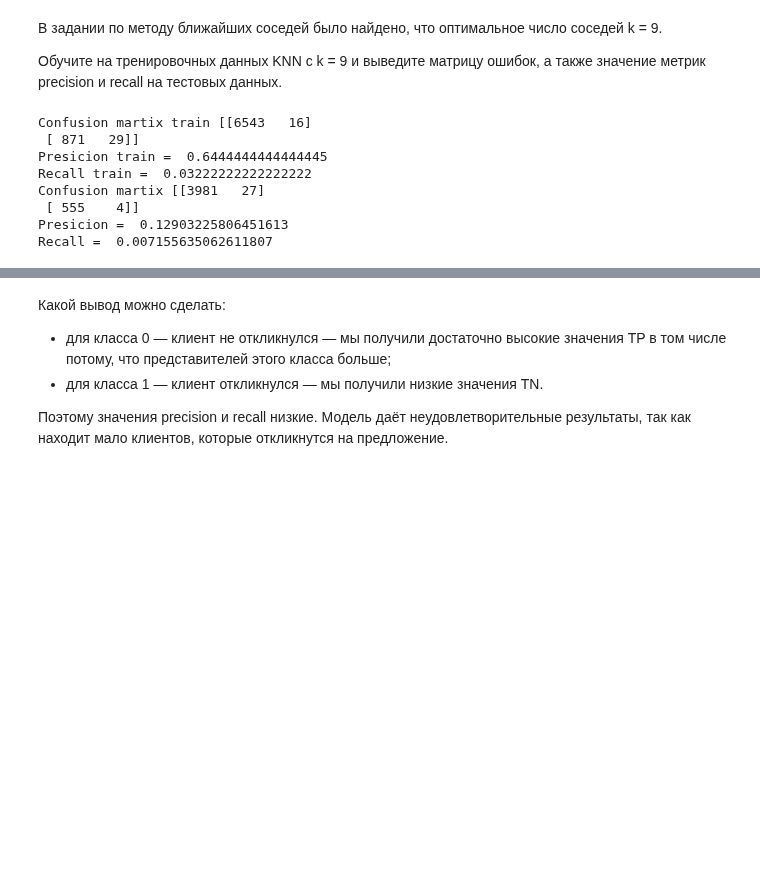
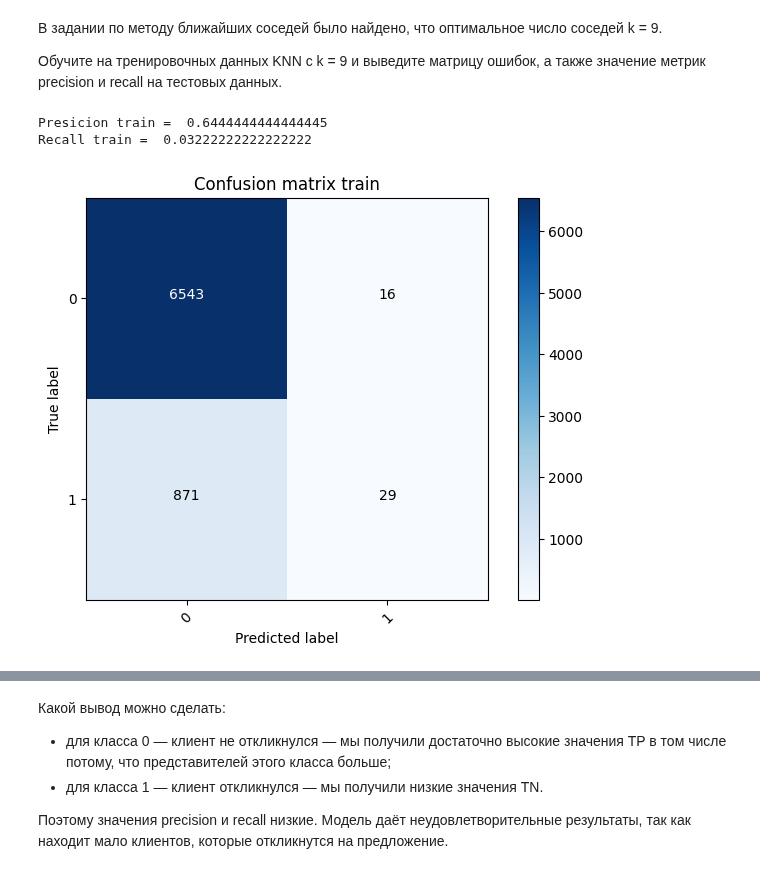
Before and after one commit to IgorKolotushkin/machine_learning_ds, a Jupyter notebook: hw5/Практическая работа. Линейная классификация. Логистическая регрессия.ipynb, the cells around one changed output, grey strips where cells are left out. Drawn from its saved outputs; the diff is of its cells as text; code cells hidden in the pictures; blank space fills up the shorter version.

```diff
--- a/hw5/Практическая работа. Линейная классификация. Логистическая регрессия.ipynb
+++ b/hw5/Практическая работа. Линейная классификация. Логистическая регрессия.ipynb
@@ -77,20 +103,15 @@ knn.fit(Xtrain, ytrain)
 
 pred_train = knn.predict(Xtrain)
 pred_test = knn.predict(Xtest)
-
-print("Confusion martix train", confusion_matrix(ytrain, pred_train))
-print("Presicion train = ", precision_score(ytrain, pred_train))
-print("Recall train = ", recall_score(ytrain, pred_train))
-
-print("Confusion martix", confusion_matrix(ytest, pred_test))
-print("Presicion = ", precision_score(ytest, pred_test))
-print("Recall = ", recall_score(ytest, pred_test))
-# %% [output]
-Confusion martix train [[6543   16]
- [ 871   29]]
-Presicion train =  0.6444444444444445
-Recall train =  0.03222222222222222
-Confusion martix [[3981   27]
- [ 555    4]]
-Presicion =  0.12903225806451613
-Recall =  0.007155635062611807
+# %%
+print("Presicion train = ", precision_score(ytrain, pred_train))
+print("Recall train = ", recall_score(ytrain, pred_train))
+plot_confusion_matrix(
+    confusion_matrix(ytrain, pred_train),
+    classes=['0','1'],
+    title='Confusion matrix train',
+    )
+# %% [output]
+Presicion train =  0.6444444444444445
+Recall train =  0.03222222222222222
+[figure, added]
```
Also changed, not shown: parts of 14 cells of this notebook.
